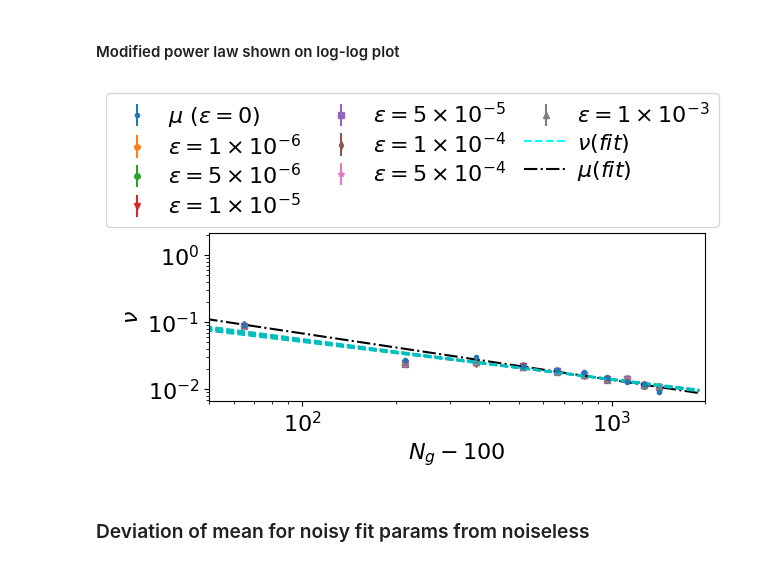
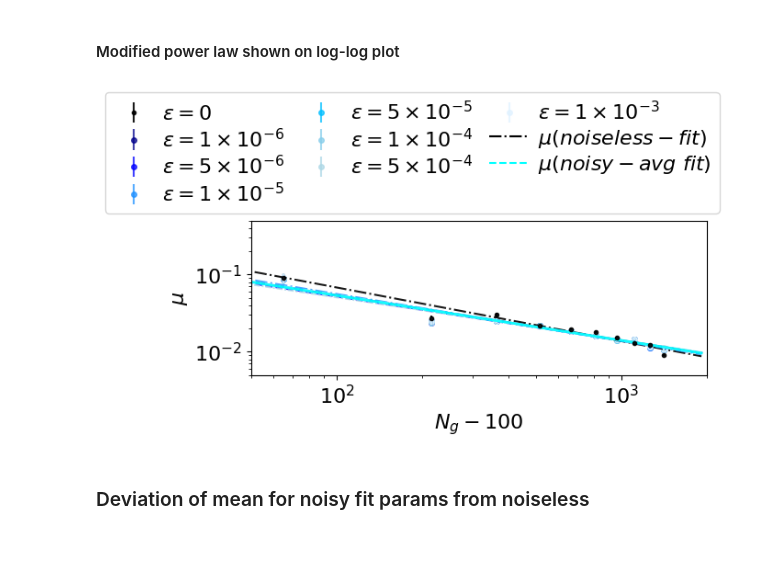
Before and after one commit to hvermaQ/VQE, a Jupyter notebook: noisy_global_comp_COBYLA_assumptions copy.ipynb, the cells around one changed output. Cells and saved outputs as stored; diff of their text form; code cells hidden in the pictures.

```diff
--- a/noisy_global_comp_COBYLA_assumptions copy.ipynb
+++ b/noisy_global_comp_COBYLA_assumptions copy.ipynb
@@ -703,10 +703,16 @@ bet_fit = []
 # strt = 0
 # n_lay = 10
 
+# Define shades of blue for noisy data (darker shades for better visibility)
+blue_shades = ['#00008B', '#0000CD', '#0047AB', '#1E90FF', '#4169E1', '#5B9BD5', '#87CEEB']
+
+# Define line styles for better distinction
+line_styles = ['-', '--', '-.', ':', (0, (5, 2, 1, 2)), (0, (3, 1, 1, 1)), (0, (5, 5))]
+
 # Plot noiseless gamma vs (Ng-100)
 x_data = gate_ctt[strt:n_lay]
 x_shift = x_data - 100
-plt.errorbar(x_shift, gam[strt:n_lay], yerr=gam_err[strt:n_lay], fmt='.', label=r'$\mu~(\epsilon = 0)$')
+plt.errorbar(x_shift, gam[strt:n_lay], yerr=gam_err[strt:n_lay], fmt='.', color='black', alpha=0.9, label=r'$\epsilon = 0$')
 
 # Fit noiseless using original x (model uses (x-100))
 pm, cv = curve_fit(noiseless_power_model, gate_ctt[strt:n_lay], gam[strt:n_lay], sigma=gam_err[strt:n_lay], absolute_sigma=True)
@@ -716,7 +722,7 @@ aa_err, bb_err = np.sqrt(np.diag(cv))
 # prepare x for plotting fit (avoid x==100)
 x_fit = np.linspace(101, gate_ctt[n_lay-1] + 500, 1000)
 y_fit = aa * ((x_fit - 100) ** -bb)
-ax.plot(x_fit - 100, y_fit, '-.k', lw=1.5)
+ax.plot(x_fit - 100, y_fit, '-.k', lw=1.5, alpha=0.9)
 
 # noiseless fit stats
 y_fitt = aa * ((gate_ctt[strt:n_lay] - 100) ** -bb)
@@ -736,7 +742,8 @@ for gt in range(len(alp_list)):
     pos_mask = y_all > 0
 
     plt.errorbar(x_sh[pos_mask], y_all[pos_mask], yerr=y_err[pos_mask],
-                 fmt=next(marker), markersize=4, barsabove=True,
+                 fmt='o', markersize=4, color=blue_shades[gt % len(blue_shades)],
+                 alpha=0.75, barsabove=True,
                  label=r'$\epsilon = %s \times 10^{-%s}$' % (base_expo[gt][0], base_expo[gt][1]))
 
     pm, cv = curve_fit(noisy_power_model, gate_ctt[strt:n_lay][pos_mask], y_all[pos_mask],
@@ -746,43 +753,53 @@ for gt in range(len(alp_list)):
 
     x_fit_n = np.linspace(101, gate_ctt[n_lay-1] + 500, 1000)
     y_fit_n = a * ((x_fit_n - 100) ** -b)
-    ax.plot(x_fit_n - 100, y_fit_n, '--c', lw=1.5)
+    ax.plot(x_fit_n - 100, y_fit_n, linestyle=line_styles[gt % len(line_styles)],
+            color=blue_shades[gt % len(blue_shades)], lw=1.5, alpha=0.8)
 
     y_fitt_n = a * ((gate_ctt[strt:n_lay] - 100) ** -b)
     residuals = y_all - y_fitt_n
     chi_sq = np.sum((residuals[pos_mask] / y_err[pos_mask]) ** 2)
     ss_res = np.sum(residuals[pos_mask] ** 2)
     ss_tot = np.sum((y_all[pos_mask] - np.mean(y_all[pos_mask])) ** 2)
     r_sq = 1 - (ss_res / ss_tot)
 
     resi.append(residuals)
     rsq.append(r_sq)
     csq.append(chi_sq)
     alp_err_fit.append(a_err)
     bet_err_fit.append(b_err)
     alp_fit.append(a)
     bet_fit.append(b)
 
+# Plot average noisy fit line (without label for manual legend control)
+a_avg = np.mean(alp_fit)
+b_avg = np.mean(bet_fit)
+x_fit_avg = np.linspace(101, gate_ctt[n_lay-1] + 500, 1000)
+y_fit_avg = a_avg * ((x_fit_avg - 100) ** -b_avg)
+ax.plot(x_fit_avg - 100, y_fit_avg, '-', color='cyan', lw=2, alpha=0.9)
+
 # legend and axis formatting (shifted ticks)
-l4 = mlines.Line2D([], [], color="cyan", linestyle="--", label=r"$\nu(fit)$")
-l5 = mlines.Line2D([], [], color="k", linestyle="-.", label=r"$\mu(fit)$")
+l5 = mlines.Line2D([], [], color="k", linestyle="-.", label=r"$\mu(noiseless-fit)$")
+l4 = mlines.Line2D([], [], color="cyan", linestyle="--", label=r"$\mu(noisy-avg~fit)$")
 handles, labels = plt.gca().get_legend_handles_labels()
-handles.extend([l4, l5])
+handles.append(l5)
+handles.append(l4)
 plt.legend(handles=handles, ncol=3, labelspacing=0.2, columnspacing=0.8,
            bbox_to_anchor=(1.05, 1.9), handletextpad=0.4)
 
 ax.set_xlabel(r'$N_g-100$')
 # ticks expressed as Ng-100 (original gate_ctt - 100)
 ax.set_xticks(gate_ctt - 100)
 ax.set_xticklabels((gate_ctt - 100).tolist())
-ax.set_ylabel(r'$\nu$')
+ax.set_ylabel(r'$\mu$')
 ax.set_xscale('log')
 ax.set_yscale('log')
 ax.set_xlim([50, 2000])
+ax.set_ylim([0.005, 0.5])
 plt.savefig('Figs/noisy_alpha_fit_shifted_COBY.pdf', bbox_inches='tight')
 plt.show()
 # %% [output]
-[figure, old version]
+[figure, new version]
 # %% [markdown]
 ### Deviation of mean for noisy fit params from noiseless
 # %%
```
Also changed, not shown: parts of 2 cells of this notebook, 4 other files.
